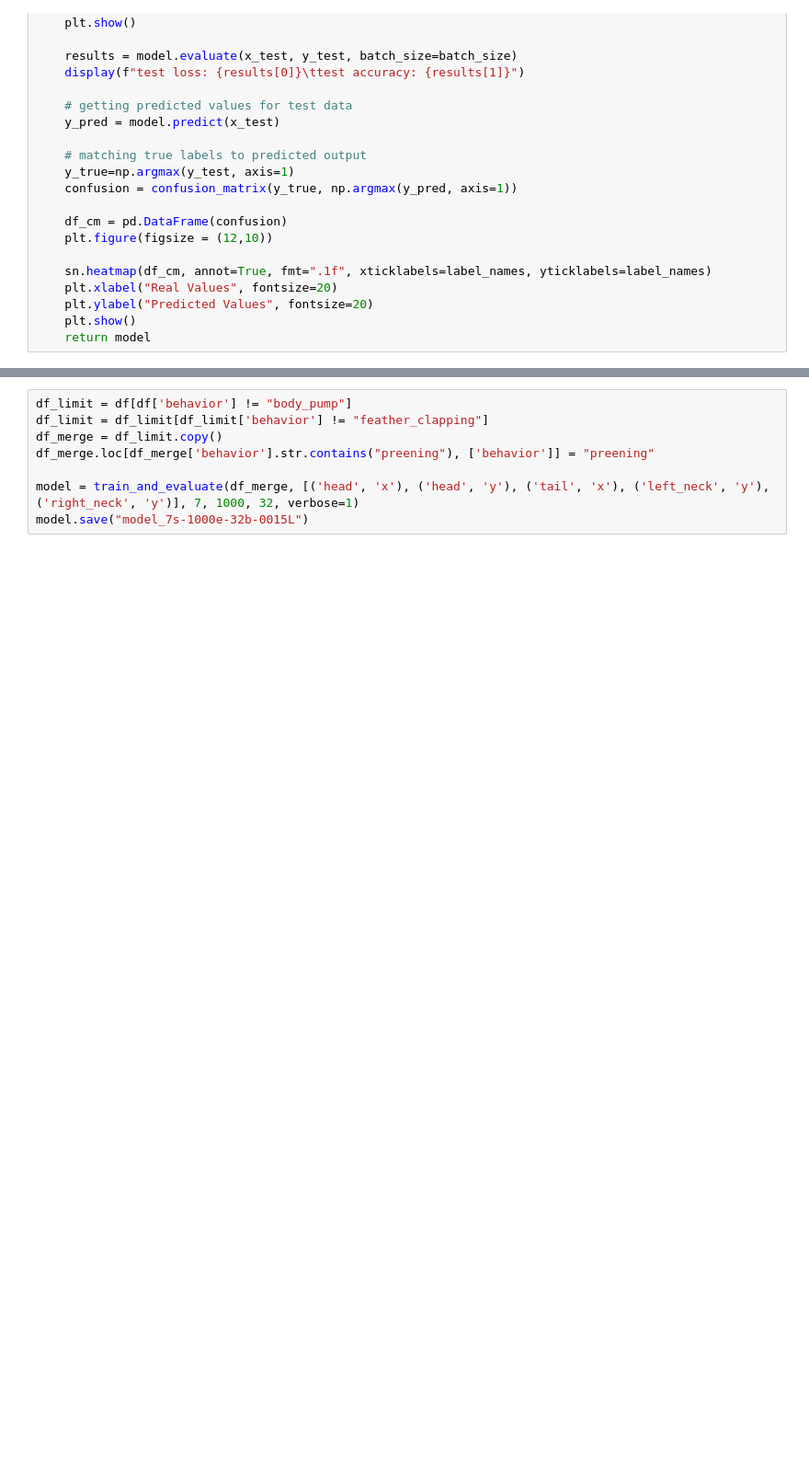
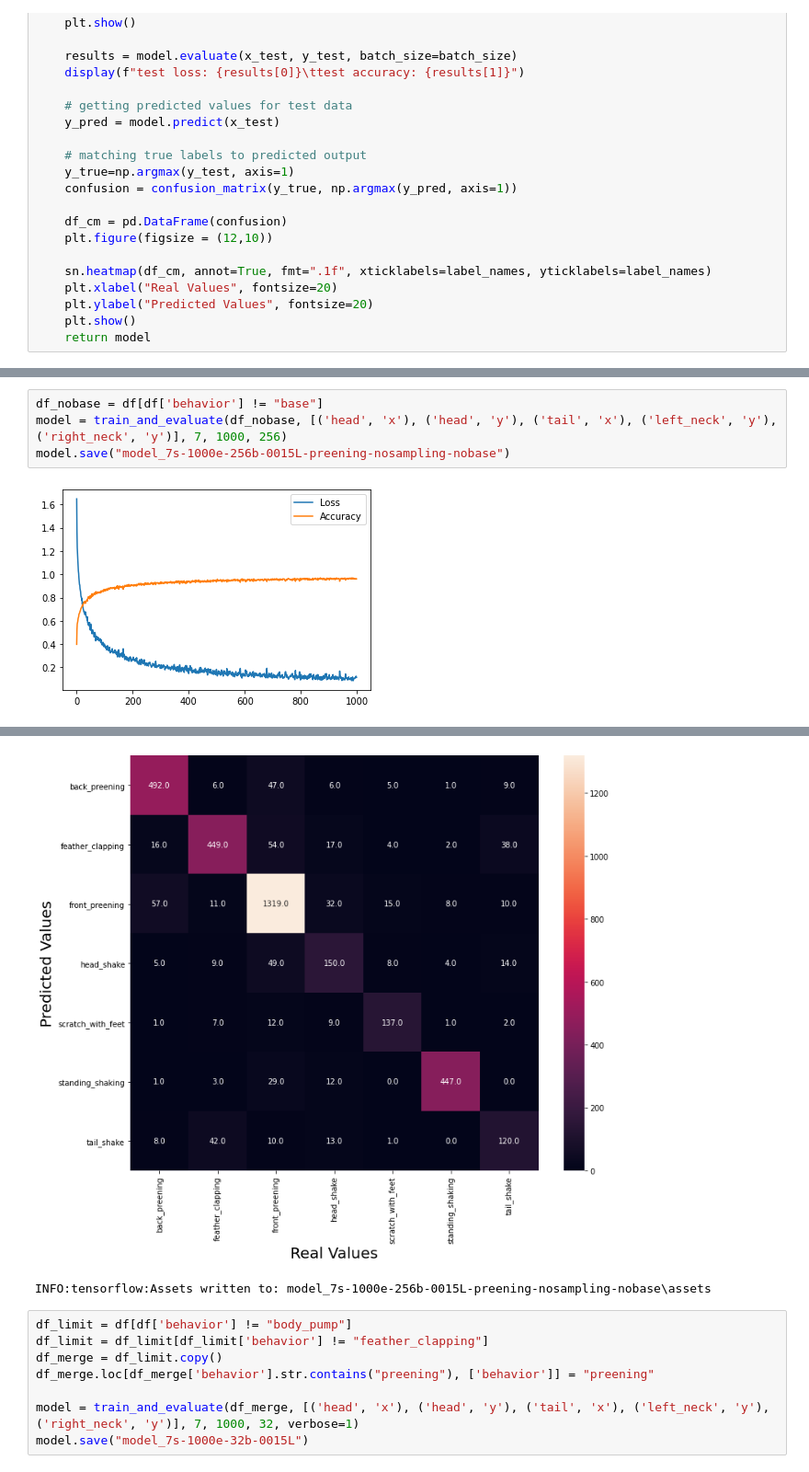
Before and after one commit to kiview/winkie, a Jupyter notebook: _ml_real_data_training.ipynb, the cells around one changed output, grey strips where cells are left out. Shown at 92% size. Saved outputs shown, nothing was run; the diff lists cells and outputs as text; blank space fills up the shorter version.

```diff
--- a/_ml_real_data_training.ipynb
+++ b/_ml_real_data_training.ipynb
@@ -102 +125,7 @@ model.save("model_7s-1000e-256b-0015L-preening")
 INFO:tensorflow:Assets written to: model_7s-1000e-256b-0015L-preening\assets
+# %%
+df_nobase = df[df['behavior'] != "base"]
+model = train_and_evaluate(df_nobase, [('head', 'x'), ('head', 'y'), ('tail', 'x'), ('left_neck', 'y'), ('right_neck', 'y')], 7, 1000, 256)
+model.save("model_7s-1000e-256b-0015L-preening-nosampling-nobase")
+# %% [output]
+[figure, added]
@@ -103,3 +134,5 @@ INFO:tensorflow:Assets written to: model_7s-1000e-256b-0015L-preening\assets
+[figure, added]
+INFO:tensorflow:Assets written to: model_7s-1000e-256b-0015L-preening-nosampling-nobase\assets
 # %%
 df_limit = df[df['behavior'] != "body_pump"]
 df_limit = df_limit[df_limit['behavior'] != "feather_clapping"]
```
Also changed, not shown: parts of 8 cells of this notebook, 12 other files.
